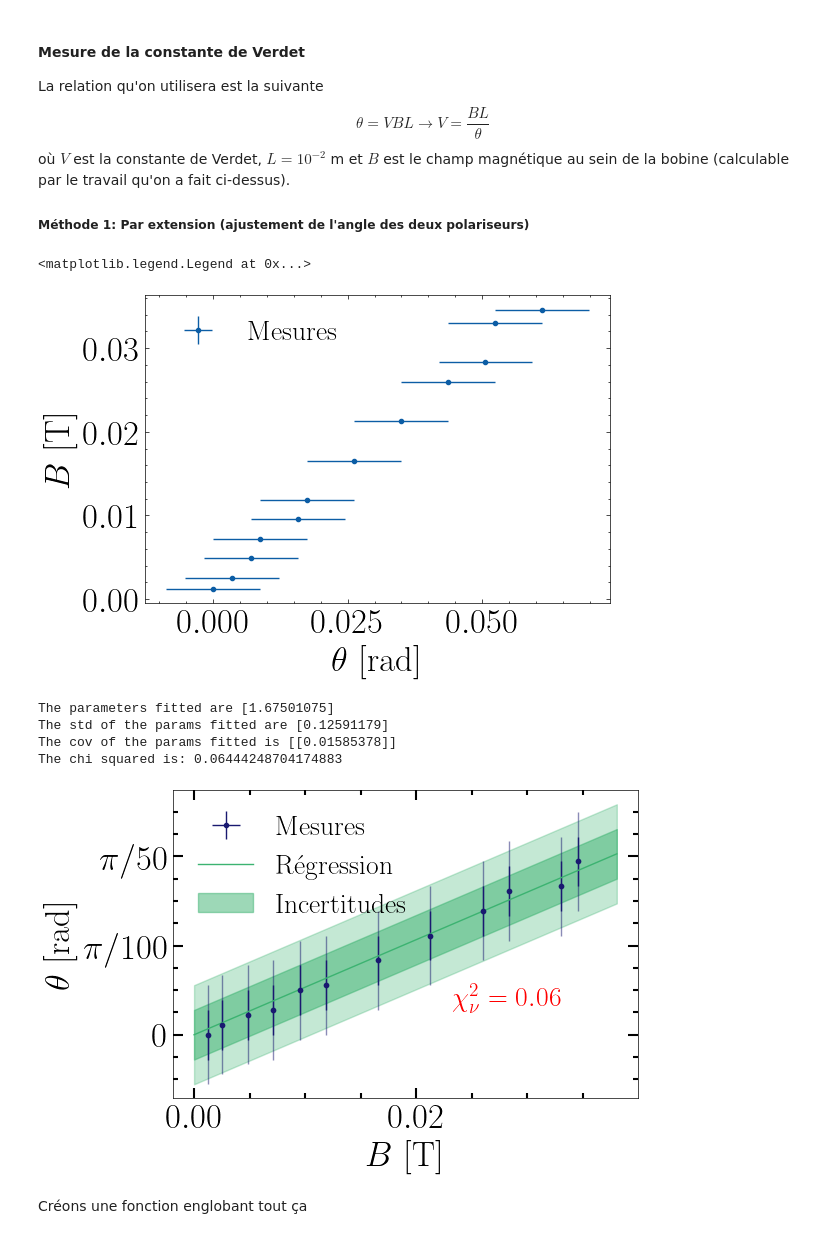
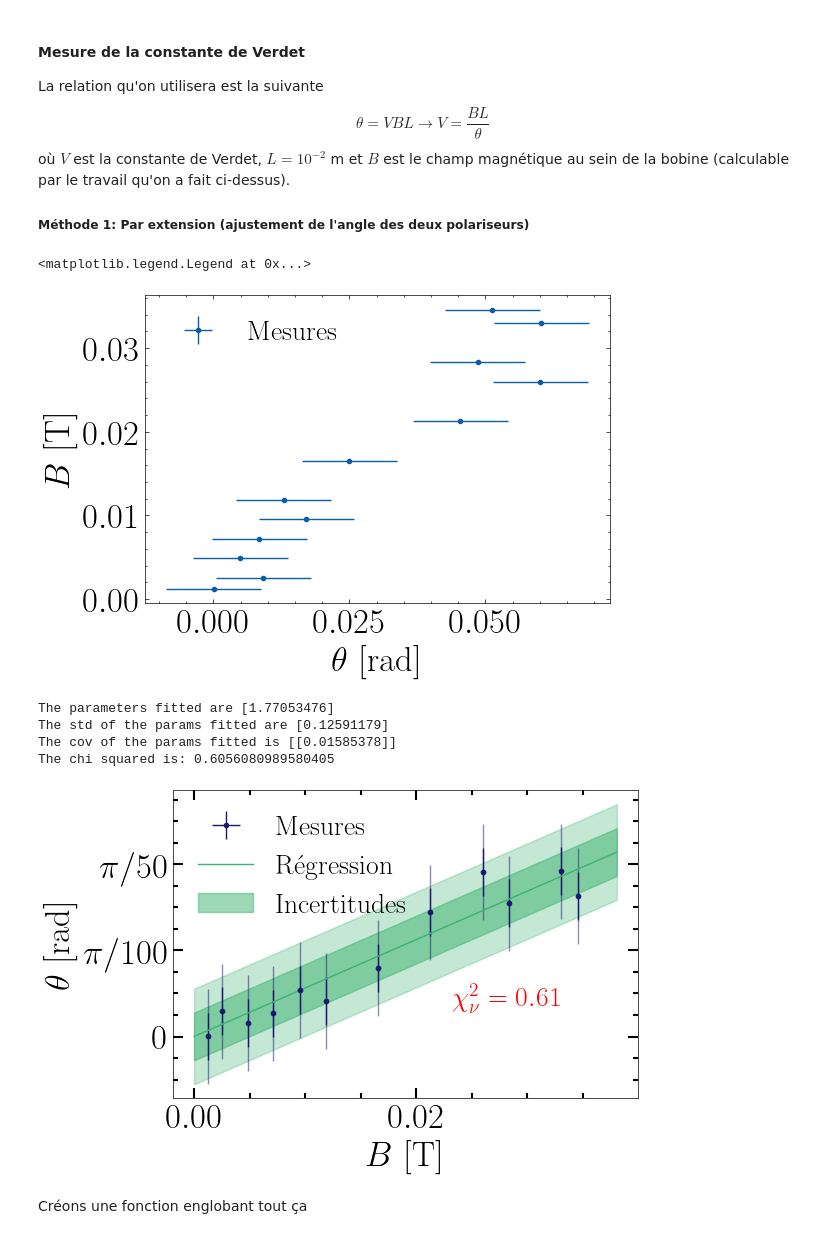
Before and after one commit to EnceladeCandy/phy3040, a Jupyter notebook: notebooks/faraday.ipynb, the cells around one changed output. Saved outputs shown, nothing was run; the diff lists cells and outputs as text; code cells hidden in the pictures.

```diff
--- a/notebooks/faraday.ipynb
+++ b/notebooks/faraday.ipynb
@@ -240,21 +214,21 @@ où $V$ est la constante de Verdet, $L=10^{-2}$ m  et $B$ est le champ magnétiq
 ##### Méthode 1: Par extension (ajustement de l'angle des deux polariseurs)
 # %%
 # Importer les données (d = 9 cm, i.e. au milieu de la bobine)
-data = np.loadtxt(data_folder + "method_extension.txt", skiprows=1)
+data = np.loadtxt(data_folder + "method_extension_data.txt", skiprows=1)
 theta0 = 168 * u.degree.to(u.radian)
-angle_1 = data[:, 0] * u.degree.to(u.radian) - theta0  # radians
+angle_1 = data[:, 0] * u.degree.to(u.radian)-theta0
 std_angle_extension = 0.5 * u.degree.to(u.radian)
 L = 10 * 1e-2 # meters
 Ib = data[:, 1]  # courant dans la bobine (A)
 B_1 = Ib_to_B(Ib)
 
 fig, ax = plt.subplots(1, 1, figsize = (6, 4))
 ax.errorbar(angle_1, B_1-B0, fmt = ".", label = "Mesures", xerr = std_angle_extension, yerr = std_B)
 ax.set(xlabel = r"$\theta$ [rad]", ylabel = r"$B$ [T]")
 ax.legend()
 # %% [output]
 <matplotlib.legend.Legend at 0x...>
-[figure, old version]
+[figure, new version]
 # %%
 def linear_2(x, params_fitted):
     return params_fitted * x
@@ -284,10 +258,10 @@ print("The std of the params fitted are", std_fitted)
 print("The cov of the params fitted is", cov)
 print("The chi squared is:", chi2_1)
 # %% [output]
-The parameters fitted are [1.67501075]
+The parameters fitted are [1.77053476]
 The std of the params fitted are [0.12591179]
 The cov of the params fitted is [[0.01585378]]
-The chi squared is: 0.06444248704174883
+The chi squared is: 0.6056080989580405
 # %%
 B_fit_1 = np.linspace(0, 1.1 * x.max(), 500)
 y_pred_fit_1 = linear_2(B_fit_1, params_fitted=param_fitted_1)
@@ -329,7 +303,7 @@ ax.set_yticklabels([r"0", r"$\pi/100$", r"$\pi/50$"])
 ax.legend(loc = "upper left", handles = [handles[idx] for idx in order], labels = [labels[idx] for idx in order])
 plt.savefig(figure_folder + "method_extension.pdf", bbox_inches = "tight")
 # %% [output]
-[figure, old version]
+[figure, new version]
 # %% [markdown]
 Créons une fonction englobant tout ça
 # %%
```
Also changed, not shown: parts of 56 cells of this notebook.
